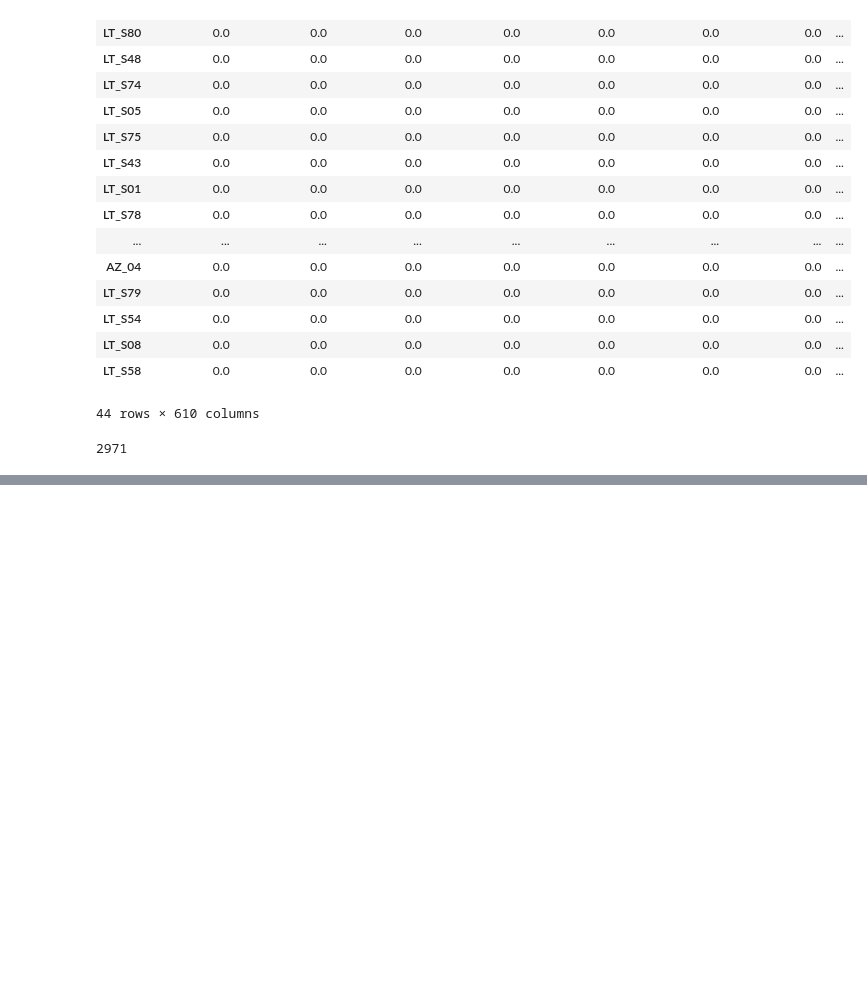
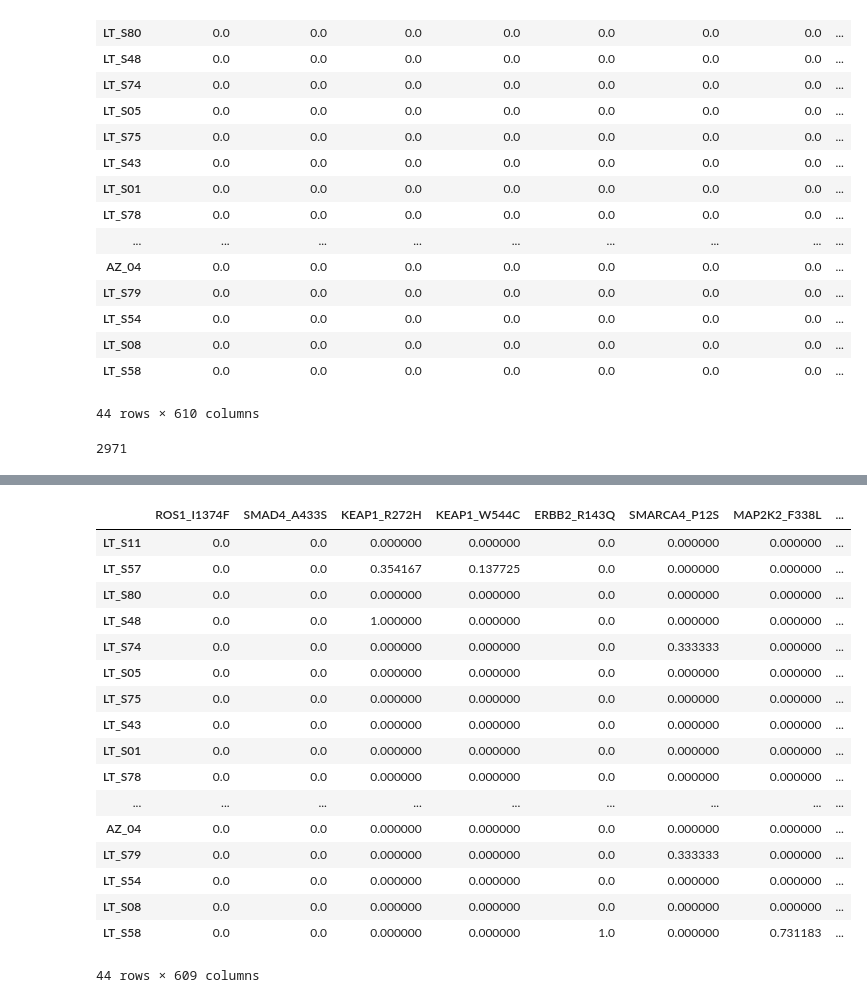
Before and after one commit to lincoln-harris/process_new_cells, a Jupyter notebook: validation_tables/scratch.ipynb, the cells around one changed output, grey strips where cells are left out. Cells and saved outputs as stored; diff of their text form; code cells hidden in the pictures; blank space fills up the shorter version.

```diff
--- a/validation_tables/scratch.ipynb
+++ b/validation_tables/scratch.ipynb
@@ -213,0 +221,53 @@ curr_sample
+# %%
+# ok now i think i want two of these, one for total reads and one for variants
+muts_x_sample_df_total = muts_x_sample_df
+muts_x_sample_df_variant = muts_x_sample_df.copy() # i think this should do the trick
+# %%
+# why dont we subset these guys for only the cells in our new non-immune lists
+coverage_all_total = coverage_all_total[coverage_all_total.index.isin(nonimmune_df.index)]
+coverage_all_variant = coverage_all_variant[coverage_all_variant.index.isin(nonimmune_df.index)]
+# %%
+# update muts_x_sample_df_TOTAL!
+for cell in list(coverage_all_total.index):
+    sample = nonimmune_df.loc[cell].sample_name
+    for mut in list(coverage_all_total.columns):
+        curr_x_cell = coverage_all_total.loc[cell][mut]
+        curr_x_sample = muts_x_sample_df_total.loc[sample][mut]
+
+        new_x_sample = curr_x_sample + curr_x_cell
+        muts_x_sample_df_total.loc[sample][mut] = new_x_sample
+# %%
+# and now do the same for muts_x_sample_df_VARIANT
+for cell in list(coverage_all_variant.index):
+    sample = nonimmune_df.loc[cell].sample_name
+    for mut in list(coverage_all_variant.columns):
+        curr_x_cell = coverage_all_variant.loc[cell][mut]
+        curr_x_sample = muts_x_sample_df_variant.loc[sample][mut]
+
+        new_x_sample = curr_x_sample + curr_x_cell
+        muts_x_sample_df_variant.loc[sample][mut] = new_x_sample
+# %%
+# ayyyyy
+muts_x_sample_df_ratios = muts_x_sample_df_variant / muts_x_sample_df_total
+muts_x_sample_df_ratios = muts_x_sample_df_ratios.fillna(0.0)
+muts_x_sample_df_ratios = muts_x_sample_df_ratios.drop(columns=['sample'])
+muts_x_sample_df_ratios
+# %% [output]
+|  | ROS1_I1374F | SMAD4_A433S | KEAP1_R272H | KEAP1_W544C | ERBB2_R143Q | SMARCA4_P12S | MAP2K2_F338L | ... |
+| LT_S11 | 0.0 | 0.0 | 0.000000 | 0.000000 | 0.0 | 0.000000 | 0.000000 | ... |
+| LT_S57 | 0.0 | 0.0 | 0.354167 | 0.137725 | 0.0 | 0.000000 | 0.000000 | ... |
+| LT_S80 | 0.0 | 0.0 | 0.000000 | 0.000000 | 0.0 | 0.000000 | 0.000000 | ... |
+| LT_S48 | 0.0 | 0.0 | 1.000000 | 0.000000 | 0.0 | 0.000000 | 0.000000 | ... |
+| LT_S74 | 0.0 | 0.0 | 0.000000 | 0.000000 | 0.0 | 0.333333 | 0.000000 | ... |
+| LT_S05 | 0.0 | 0.0 | 0.000000 | 0.000000 | 0.0 | 0.000000 | 0.000000 | ... |
+| LT_S75 | 0.0 | 0.0 | 0.000000 | 0.000000 | 0.0 | 0.000000 | 0.000000 | ... |
+| LT_S43 | 0.0 | 0.0 | 0.000000 | 0.000000 | 0.0 | 0.000000 | 0.000000 | ... |
+| LT_S01 | 0.0 | 0.0 | 0.000000 | 0.000000 | 0.0 | 0.000000 | 0.000000 | ... |
+| LT_S78 | 0.0 | 0.0 | 0.000000 | 0.000000 | 0.0 | 0.000000 | 0.000000 | ... |
+| ... | ... | ... | ... | ... | ... | ... | ... | ... |
+| AZ_04 | 0.0 | 0.0 | 0.000000 | 0.000000 | 0.0 | 0.000000 | 0.000000 | ... |
+| LT_S79 | 0.0 | 0.0 | 0.000000 | 0.000000 | 0.0 | 0.333333 | 0.000000 | ... |
+| LT_S54 | 0.0 | 0.0 | 0.000000 | 0.000000 | 0.0 | 0.000000 | 0.000000 | ... |
+| LT_S08 | 0.0 | 0.0 | 0.000000 | 0.000000 | 0.0 | 0.000000 | 0.000000 | ... |
+| LT_S58 | 0.0 | 0.0 | 0.000000 | 0.000000 | 1.0 | 0.000000 | 0.731183 | ... |
+44 rows × 609 columns
```
Also changed, not shown: parts of 10 cells of this notebook.
